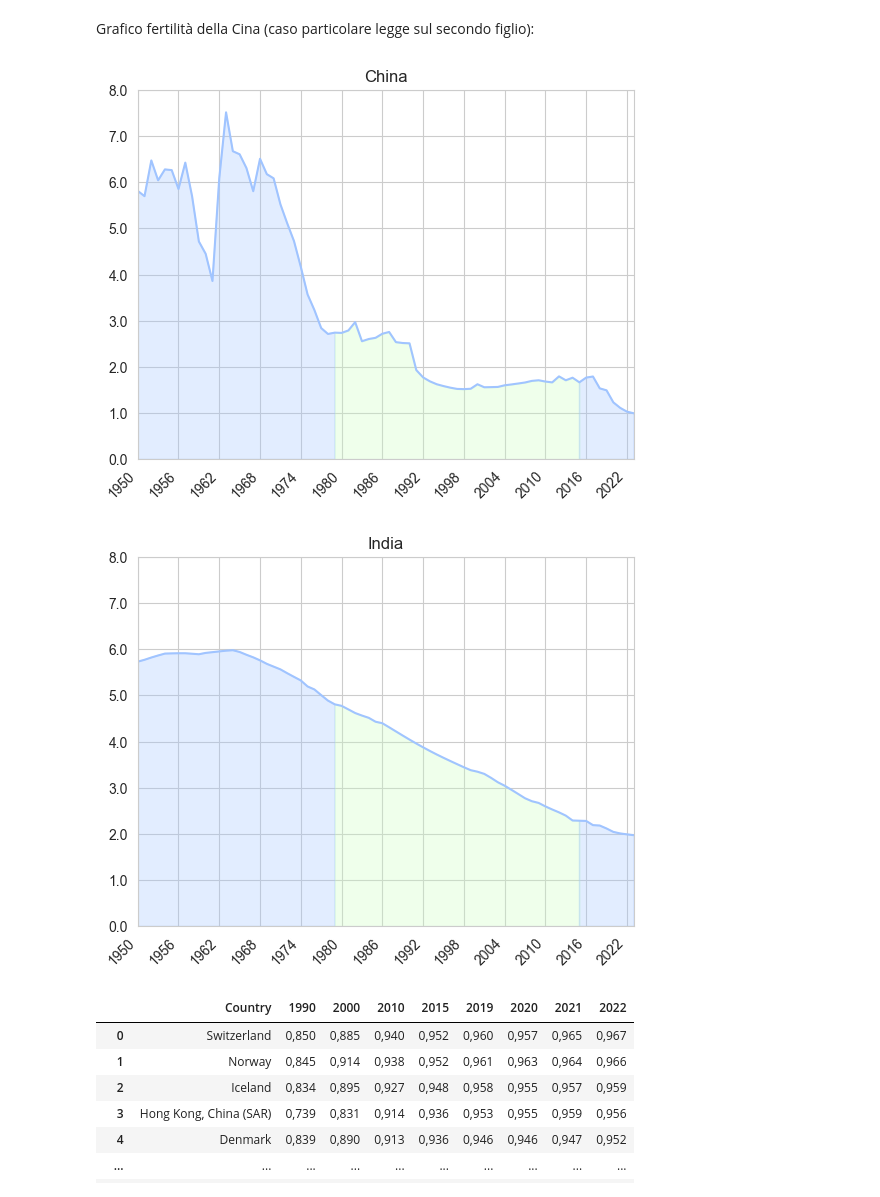
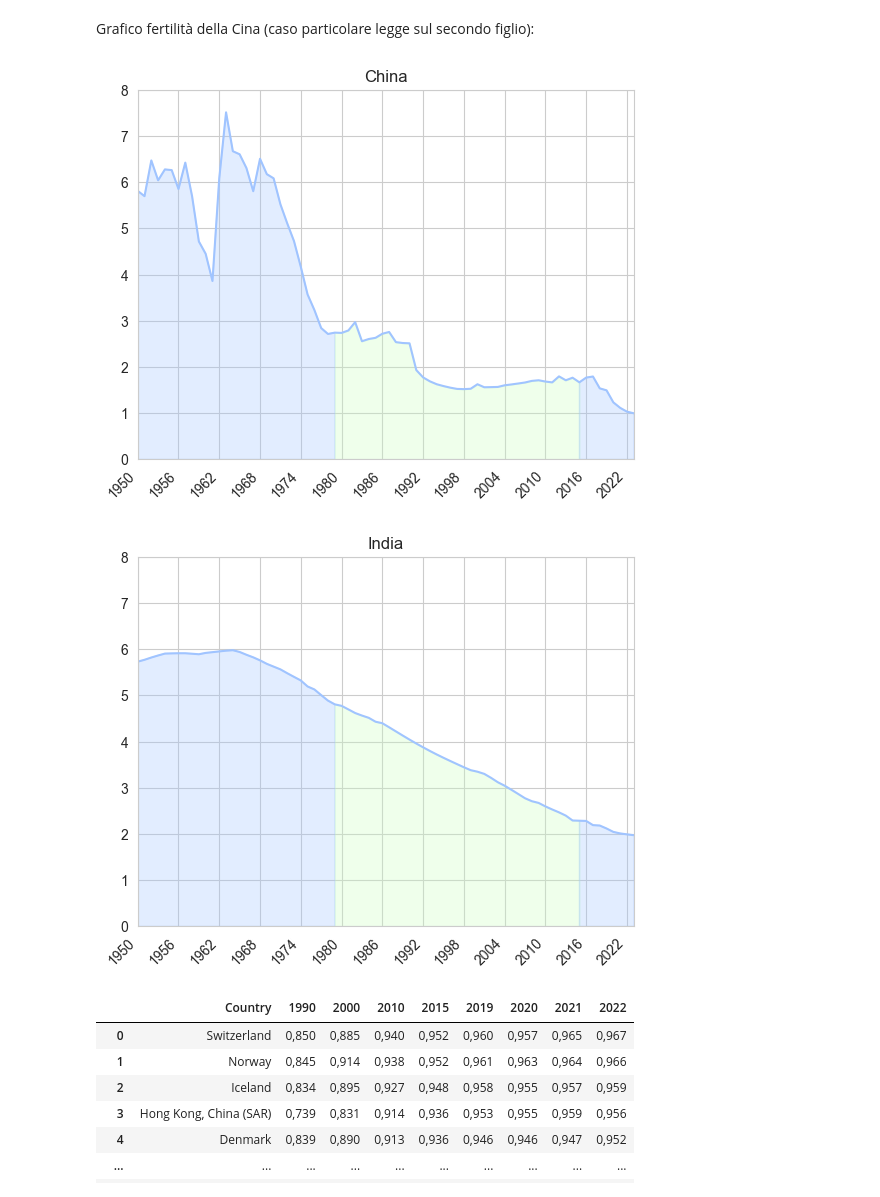
Before and after one commit to ByZeroMatt/SciVis_Project_2024, a Jupyter notebook: src/main/main.ipynb, the cells around one changed output. Saved outputs shown, nothing was run; the diff lists cells and outputs as text; code cells hidden in the pictures.

Commit message:
Modificati grafici visualizzati tramite Jupyter Notebook

```diff
--- a/src/main/main.ipynb
+++ b/src/main/main.ipynb
@@ -135,35 +132,35 @@ ax = sns.lineplot(
     y='Value',
     color='#A0C4FF'
 )
 l1 = ax.lines[0]
 
 x1 = l1.get_xydata()[:, 0]
 y1 = l1.get_xydata()[:, 1]
 ax.fill_between(
     x1, y1,
     where=(x1 >= 1979) & (x1 <= 2015 ),
     color='#CAFFBF',
     alpha=0.3
 )
 ax.fill_between(
     x1, y1,
     where=(x1 <= 1979) | (x1 >= 2015),
     color='#A0C4FF',
     alpha=0.3
 )
 ax.set_title('China')
 ax.set_xlabel('')
 ax.set_ylabel('')
 ax.set_xticks(range(1950, 2024, 6))
 ax.set_xticklabels(labels=range(1950, 2024, 6), rotation=45, ha='right')
 ax.set_xlim(xmin=1950, xmax=2023)
 ax.set_yticks(np.arange(0, 8.01, 1))
-ax.set_yticklabels(labels=np.arange(0, 8.01, 1))
+ax.set_yticklabels(labels=np.arange(0, 9, 1))
 ax.set_ylim(ymin=0)
 
 plt.show()
 # %% [output]
-[figure, old version]
+[figure, new version]
 # %%
 sns.set_style('whitegrid')
 fertility_ds_india_3yspan = pd.read_csv('../../resources/fertility_rate_complete.csv', delimiter=';')
@@ -197,12 +194,12 @@ ax.set_xticks(range(1950, 2024, 6))
 ax.set_xticklabels(labels=range(1950, 2024, 6), rotation=45, ha='right')
 ax.set_xlim(xmin=1950, xmax=2023)
 ax.set_yticks(np.arange(0, 8.01, 1))
-ax.set_yticklabels(labels=np.arange(0, 8.01, 1))
+ax.set_yticklabels(labels=np.arange(0, 9, 1))
 ax.set_ylim(ymin=0)
 
 plt.show()
 # %% [output]
-[figure, old version]
+[figure, new version]
 # %%
 hdi = pd.read_csv('../../resources/human_development_index.csv', delimiter=';')
 hdi
```
Also changed, not shown: parts of 3 cells of this notebook.
